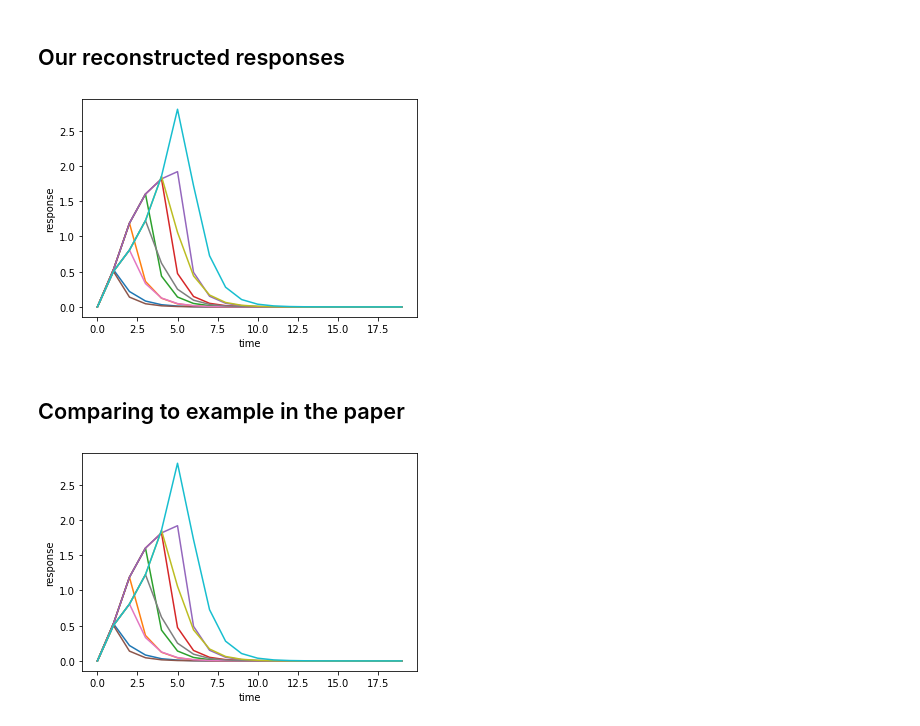
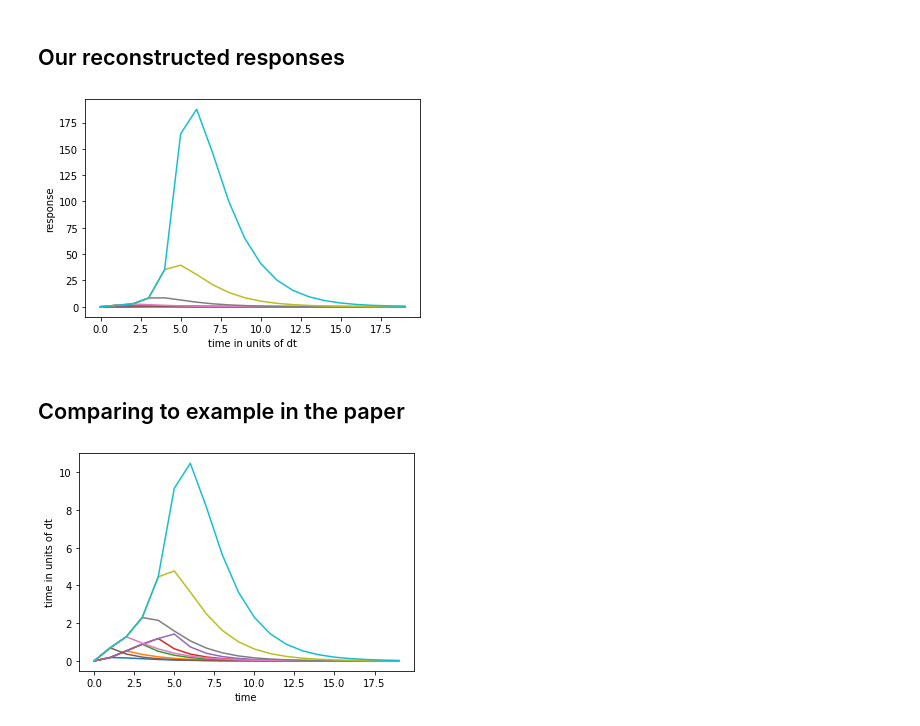
Before and after one commit to dibondar/QSystemIdentification, a Jupyter notebook: bilinear_sys_identification.ipynb, the cells around one changed output. Drawn from its saved outputs; the diff is of its cells as text; code cells hidden in the pictures.

```diff
--- a/bilinear_sys_identification.ipynb
+++ b/bilinear_sys_identification.ipynb
@@ -143,10 +149,10 @@ plt.show()
 # Original Eq. (32) in [Juang - 2005], which works but I do not understand why it works
 Ac_reconstructed_original_formula = logm(
     (U1_up.conj().T @ U1_down)[:rank, :rank]
-)
+) / dt
 
 # I think the correct form of Eq. (32) is
-Ac_reconstructed = logm(np.linalg.lstsq(U1_up, U1_down, rcond=None)[0][:rank, :rank])
+Ac_reconstructed = logm(np.linalg.lstsq(U1_up, U1_down, rcond=None)[0][:rank, :rank]) / dt
 
 # even though the results are identical
 np.allclose(Ac_reconstructed, Ac_reconstructed_original_formula)
@@ -219,18 +225,18 @@ array([[ 0.99973862, -0.08342986],
 #log_A2_bar = logm(C2_right @ C2_left.conj().T)
 
 # the corrected version should be
-log_A1_bar = logm(np.linalg.lstsq(C1_left.conj().T, C1_right.conj().T, rcond=None)[0].conj().T)
-log_A2_bar = logm(np.linalg.lstsq(C2_left.conj().T, C2_right.conj().T, rcond=None)[0].conj().T)
+log_A1_bar = logm(np.linalg.lstsq(C1_left.conj().T, C1_right.conj().T, rcond=None)[0].conj().T) / dt
+log_A2_bar = logm(np.linalg.lstsq(C2_left.conj().T, C2_right.conj().T, rcond=None)[0].conj().T) / dt
 
-Nc1_reconstructed = log_A1_bar - Ac_reconstructed
-Nc2_reconstructed = log_A2_bar - Ac_reconstructed
+Nc1_reconstructed = (log_A1_bar / dt - Ac_reconstructed) / v1
+Nc2_reconstructed = (log_A2_bar / dt - Ac_reconstructed) / v2
 # %%
 def series_in_Eq52(log_A_bar):
     """
     Series in Eqs. (52) in [Juang - 2005]
     """
 
-    result = np.eye(rank)
+    result = np.eye(rank, dtype=log_A_bar.dtype) * dt
 
     r = 2
 
@@ -238,7 +244,7 @@ def series_in_Eq52(log_A_bar):
 
     while np.linalg.norm(term) > 1e-10:
         term = term @ log_A_bar
-        term /= r
+        term *= dt / r
         r += 1
         result += term
 
@@ -246,7 +252,8 @@ def series_in_Eq52(log_A_bar):
 # %%
 # Eqs. (52) and (53) in [Juang - 2005]
 Bc_reconstructed = np.vstack([
-    series_in_Eq52(log_A1_bar) @ B1_bar[:, 0], series_in_Eq52(log_A2_bar) @ B1_bar[:, 1]
+    series_in_Eq52(log_A1_bar) @ B1_bar[:, 0] / v1,
+    series_in_Eq52(log_A2_bar) @ B1_bar[:, 1] / v2,
 ]).T
 # %% [markdown]
 ## Our reconstructed responses
@@ -261,11 +268,11 @@ responces_1, responces_2 = response(
 # %%
 plt.plot(responces_1.T)
 plt.plot(responces_2.T)
-plt.xlabel("time")
+plt.xlabel("time in units of dt")
 plt.ylabel("response")
 plt.show()
 # %% [output]
-[figure, old version]
+[figure, new version]
 # %% [markdown]
 ## Comparing to example in the paper
 # %%
@@ -280,10 +287,10 @@ paper_responces_1, paper_responces_2 = response(
 plt.plot(paper_responces_1.T)
 plt.plot(paper_responces_2.T)
 plt.xlabel("time")
-plt.ylabel("response")
+plt.ylabel("time in units of dt")
 plt.show()
 # %% [output]
-[figure, old version]
+[figure, new version]
 # %%
 # difference between the response of the reconstructed model (as stated in the paper) and the original model is small
 # which is GREAT
```
Also changed, not shown: parts of 10 cells of this notebook, 1 other file.
